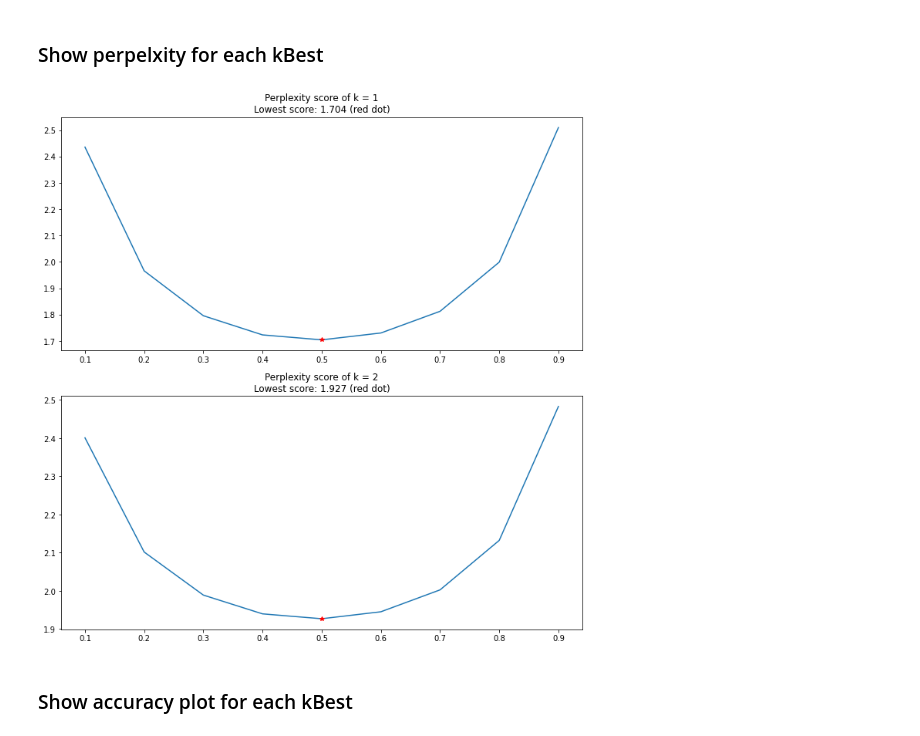
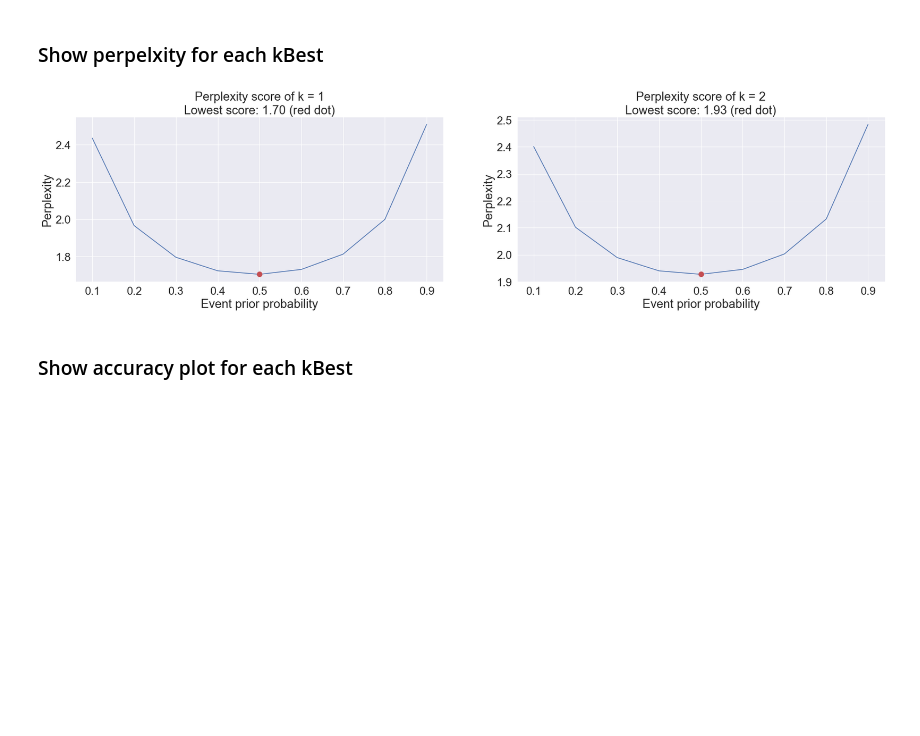
Before and after one commit to NPF-classifiers-109/npf-classifier, a Jupyter notebook: NaiveBayes/NB-classifier.ipynb, the cells around one changed output. Cells and saved outputs as stored; diff of their text form; code cells hidden in the pictures; blank space fills up the shorter version.

Commit message:
Image fixes

```diff
--- a/NaiveBayes/NB-classifier.ipynb
+++ b/NaiveBayes/NB-classifier.ipynb
@@ -468,7 +484,7 @@ See the caveats in the documentation: https://pandas.pydata.org/pandas-docs/stab
 # %% [markdown]
 all standardized
 # %%
-best_dfs[2].rename(columns=lambda x: 'stand '+x, inplace=True)
+best_dfs[2].rename(columns=lambda x: 'SGF '+x, inplace=True)
 best_dfs[2]
 # %% [output]
 A value is trying to be set on a copy of a slice from a DataFrame
@@ -488,7 +504,7 @@ See the caveats in the documentation: https://pandas.pydata.org/pandas-docs/stab
 # %% [markdown]
 low correlation standardized
 # %%
-best_dfs[3].rename(columns=lambda x: 'stand low corr '+x, inplace=True)
+best_dfs[3].rename(columns=lambda x: 'LCSGF '+x, inplace=True)
 best_dfs[3]
 # %% [output]
 A value is trying to be set on a copy of a slice from a DataFrame
@@ -522,16 +538,16 @@ all_result_df
 # %% [markdown]
 ## Plot information of the best data used
 # %%
-bestInd = 2
+bestInd = 0
 bestDf = best_dfs[bestInd]
-dataframe = data_stdz
+dataframe = data
 
 bestDf_perp = bestDf[[col for col in bestDf.columns.values if 'perp' in col]]
 bestDf_acc = bestDf[[col for col in bestDf.columns.values if 'acc' in col]]
 # %%
 for i, col_name in enumerate(bestDf_perp):
-    num_of_k = col_name[10:-4].strip()
-    print('features for {}:'.format(col_name[6:-5].upper()))
+    num_of_k = col_name[6:-4].strip()
+    print('features for {}:'.format(col_name[3:-5].upper()))
     print(dataframe.columns.values[k_bests[bestInd][num_of_k].get_support(indices=True)], '\n')
 # %% [output]
 features for K = 1:
@@ -544,19 +560,23 @@ features for K = 2:
 # %%
 x_space = np.linspace(0.1, 0.9, 9)
 n = len(list(bestDf.columns))
 
-plt.subplots(figsize=(10, 20))
+plt.subplots(figsize=(60, 6))
+# plt.rcParams.update({'font.size': 2})
 
 for i, col_name in enumerate(bestDf_perp):
-    plt.subplot(n, 1, i+1)
+    plt.subplot(1, n, i+1)
+    plt.grid(True)
     plt.plot(x_space, bestDf_perp.loc[:, col_name].values)
-    plt.plot(0.5, bestDf_perp.iloc[4, i], 'r*')
-    plt.title('Perplexity score of {}\nLowest score: {:.3f} {}'.format(col_name[6:-5], np.min(bestDf_perp.loc[:, col_name].values), '(red dot)'))
-    plt.tight_layout()
+    plt.plot(0.5, bestDf_perp.iloc[4, i], 'ro', markersize=10)
+    plt.xlabel('Event prior probability')
+    plt.ylabel('Perplexity')
+    plt.title('Perplexity score of {}\nLowest score: {:.2f} {}'.format(col_name[3:-5], np.min(bestDf_perp.loc[:, col_name].values), '(red dot)'))
+    plt.tight_layout(pad=10.0)
 
 plt.show()
 # %% [output]
-[figure, old version]
+[figure, new version]
 # %% [markdown]
 ### Show accuracy plot for each kBest
 # %%
```
Also changed, not shown: parts of 14 cells of this notebook, 5 other files.
